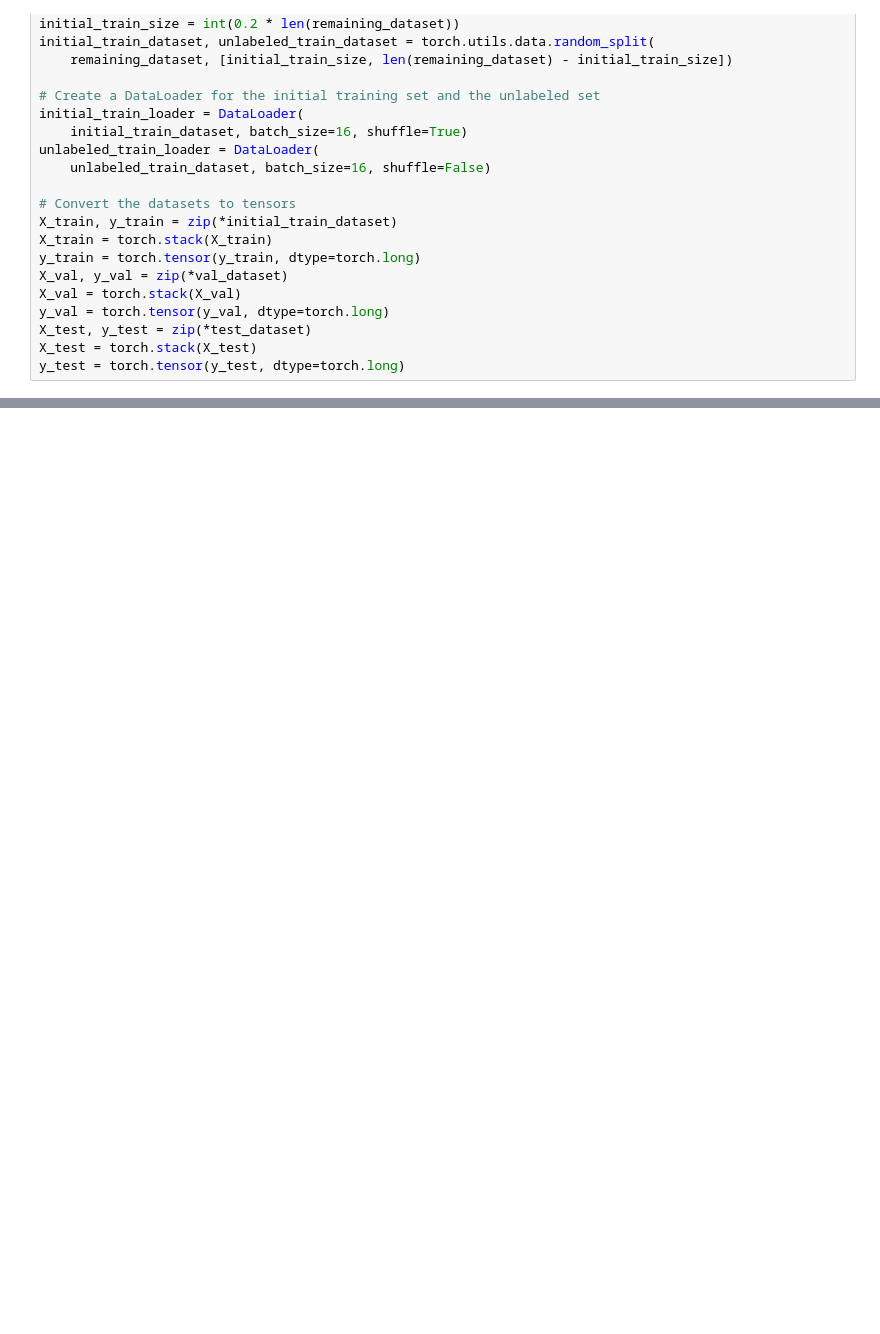
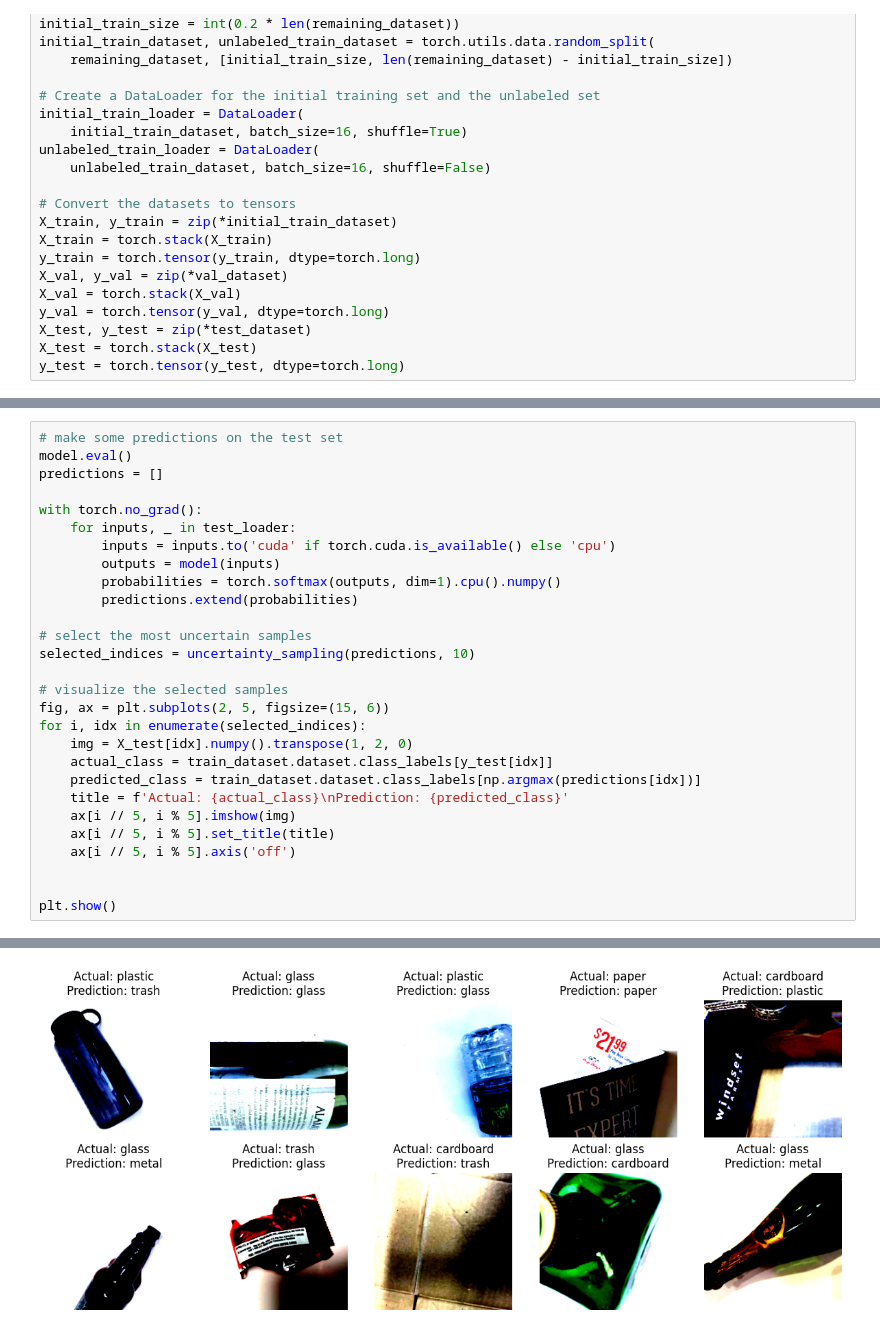
Before and after one commit to pyoung527/comp313-001-Team2-, a Jupyter notebook: trash_classifier.ipynb, the cells around one changed output, grey strips where cells are left out. Cells and saved outputs as stored; diff of their text form; blank space fills up the shorter version.

Commit message:
prediction

```diff
--- a/trash_classifier.ipynb
+++ b/trash_classifier.ipynb
@@ -353,0 +354,29 @@ plot_confusion_matrix(cm, train_dataset.dataset.class_labels)
+# %%
+# make some predictions on the test set
+model.eval()
+predictions = []
+
+with torch.no_grad():
+    for inputs, _ in test_loader:
+        inputs = inputs.to('cuda' if torch.cuda.is_available() else 'cpu')
+        outputs = model(inputs)
+        probabilities = torch.softmax(outputs, dim=1).cpu().numpy()
+        predictions.extend(probabilities)
+
+# select the most uncertain samples
+selected_indices = uncertainty_sampling(predictions, 10)
+
+# visualize the selected samples
+fig, ax = plt.subplots(2, 5, figsize=(15, 6))
+for i, idx in enumerate(selected_indices):
+    img = X_test[idx].numpy().transpose(1, 2, 0)
+    actual_class = train_dataset.dataset.class_labels[y_test[idx]]
+    predicted_class = train_dataset.dataset.class_labels[np.argmax(predictions[idx])]
+    title = f'Actual: {actual_class}\nPrediction: {predicted_class}'
+    ax[i // 5, i % 5].imshow(img)
+    ax[i // 5, i % 5].set_title(title)
+    ax[i // 5, i % 5].axis('off')
+
+
+plt.show()
+# %% [output]
@@ -353,0 +393 @@ plot_confusion_matrix(cm, train_dataset.dataset.class_labels)
+[figure, added]
```
Also changed, not shown: parts of 5 cells of this notebook.
